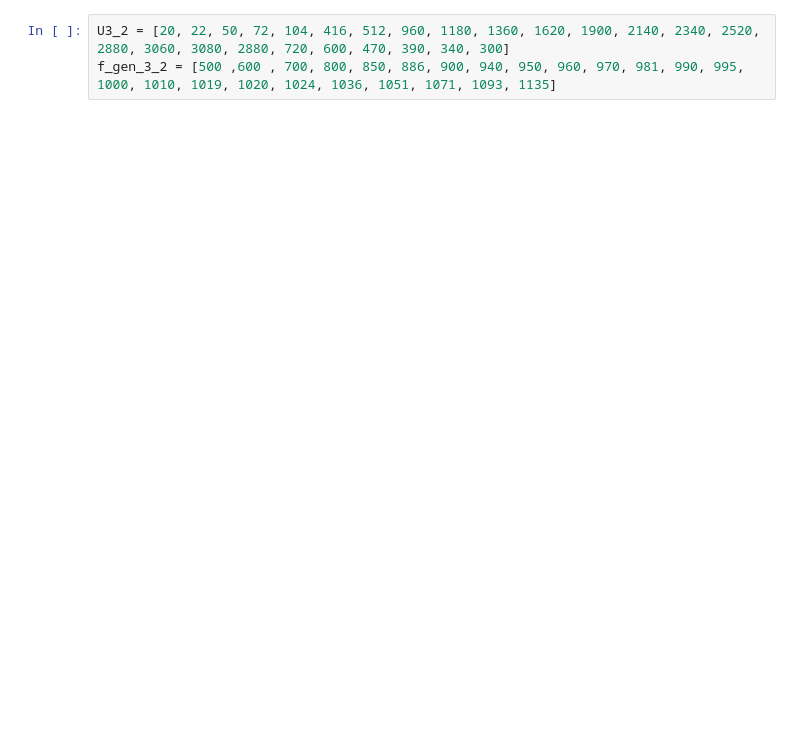
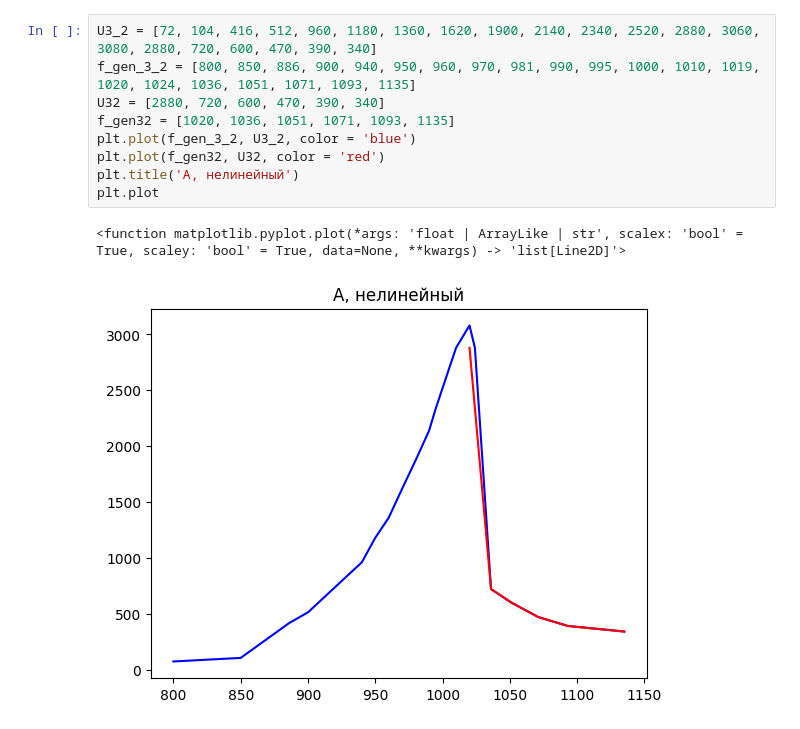
Before and after one commit to bdExplore/Python-Programs, a Jupyter notebook: Physical practice/fluctuation_resonance.ipynb, the cells around one changed output. Saved outputs shown, nothing was run; the diff lists cells and outputs as text; blank space fills up the shorter version.

```diff
--- a/Physical practice/fluctuation_resonance.ipynb
+++ b/Physical practice/fluctuation_resonance.ipynb
@@ -16,4 +65,13 @@ f_gen_3_1 = [500, 550, 600, 650, 701.7, 800, 850, 900, 915, 920, 926, 950, 950,
 # %%
-U3_2 = [20, 22, 50, 72, 104, 416, 512, 960, 1180, 1360, 1620, 1900, 2140, 2340, 2520, 2880, 3060, 3080, 2880, 720, 600, 470, 390, 340, 300]
-f_gen_3_2 = [500 ,600 , 700, 800, 850, 886, 900, 940, 950, 960, 970, 981, 990, 995, 1000, 1010, 1019, 1020, 1024, 1036, 1051, 1071, 1093, 1135]
+U3_2 = [72, 104, 416, 512, 960, 1180, 1360, 1620, 1900, 2140, 2340, 2520, 2880, 3060, 3080, 2880, 720, 600, 470, 390, 340]
+f_gen_3_2 = [800, 850, 886, 900, 940, 950, 960, 970, 981, 990, 995, 1000, 1010, 1019, 1020, 1024, 1036, 1051, 1071, 1093, 1135]
+U32 = [2880, 720, 600, 470, 390, 340]
+f_gen32 = [1020, 1036, 1051, 1071, 1093, 1135]
+plt.plot(f_gen_3_2, U3_2, color = 'blue')
+plt.plot(f_gen32, U32, color = 'red')
+plt.title('А, нелинейный')
+plt.plot
+# %% [output]
+<function matplotlib.pyplot.plot(*args: 'float | ArrayLike | str', scalex: 'bool' = True, scaley: 'bool' = True, data=None, **kwargs) -> 'list[Line2D]'>
+[figure, added]
 # %%
```
Also changed, not shown: parts of 8 cells of this notebook, 4 other files.
